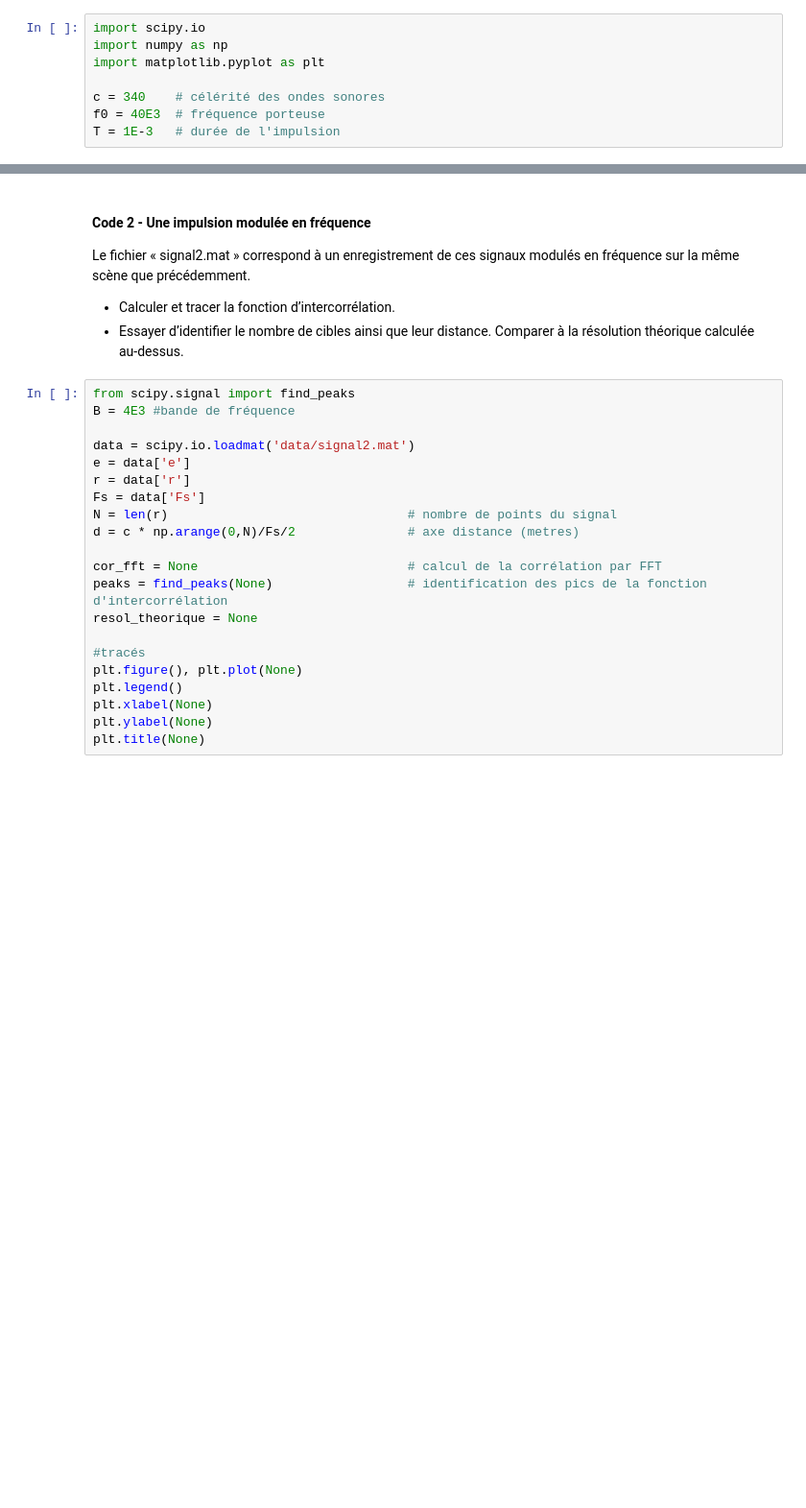
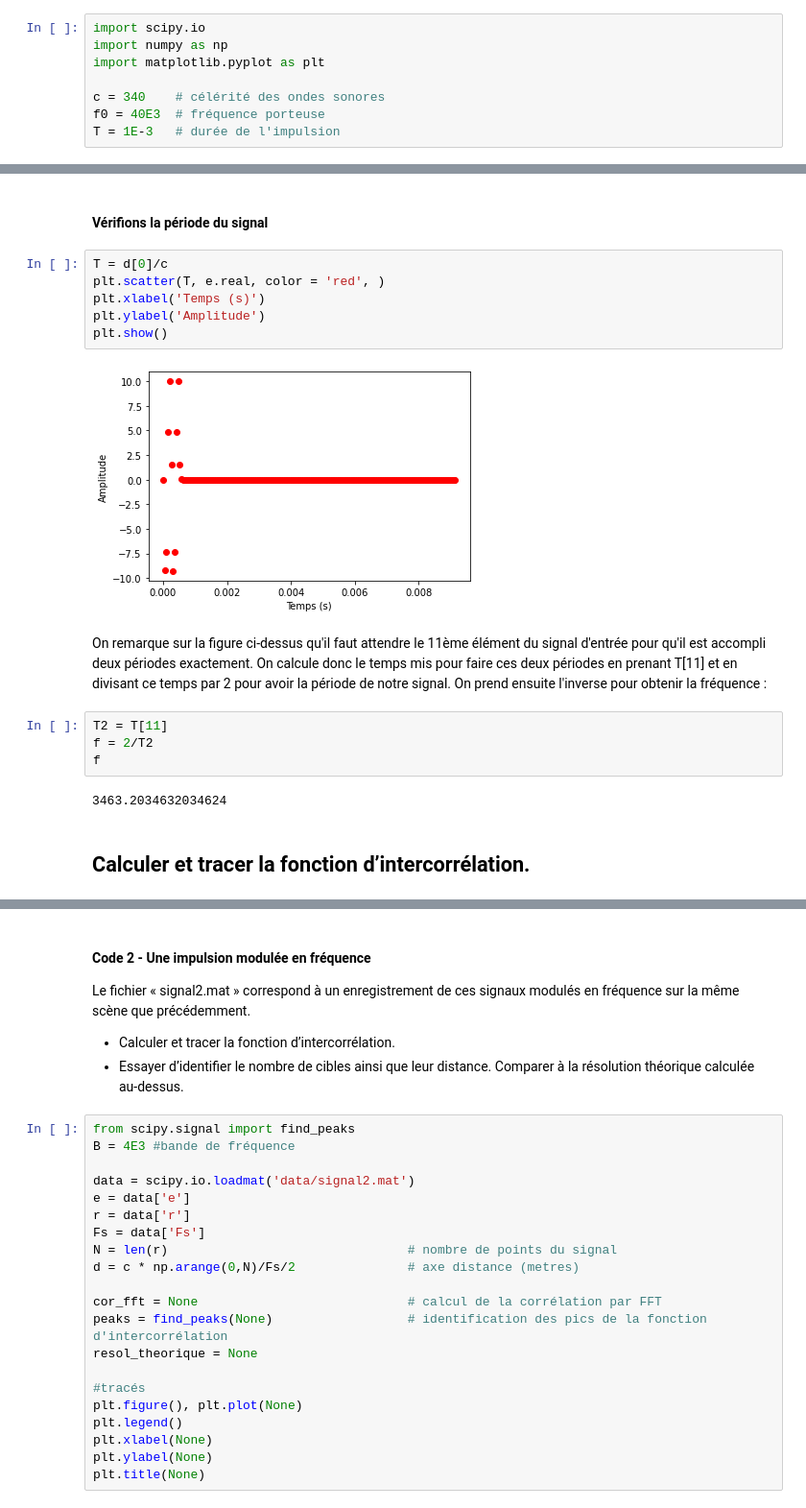
Before and after one commit to martin5555555555/traitementdusignal, a Jupyter notebook: mini_projet_radar.ipynb, the cells around one changed output, grey strips where cells are left out. Shown: that part at 96% size. Saved outputs shown, nothing was run; the diff lists cells and outputs as text; blank space fills up the shorter version.

```diff
--- a/mini_projet_radar.ipynb
+++ b/mini_projet_radar.ipynb
@@ -352,0 +384,21 @@ ValueError: x, y, and format string must not be None
+# %% [markdown]
+#### Vérifions la période du signal
+# %%
+T = d[0]/c
+plt.scatter(T, e.real, color = 'red', )
+plt.xlabel('Temps (s)')
+plt.ylabel('Amplitude')
+plt.show()
+# %% [output]
+[figure, added]
+# %% [markdown]
+On remarque sur la figure ci-dessus qu'il faut attendre le 11ème élément du signal d'entrée pour qu'il est accompli deux périodes exactement.
+On calcule donc le temps mis pour faire ces deux périodes en prenant T[11] et en divisant ce temps par 2 pour avoir la période de notre signal. On prend ensuite l'inverse pour obtenir la fréquence :
+# %%
+T2 = T[11]
+f = 2/T2
+f
+# %% [output]
+3463.2034632034624
+# %% [markdown]
+## Calculer et tracer la fonction d’intercorrélation.
```
Also changed, not shown: parts of 10 cells of this notebook.
